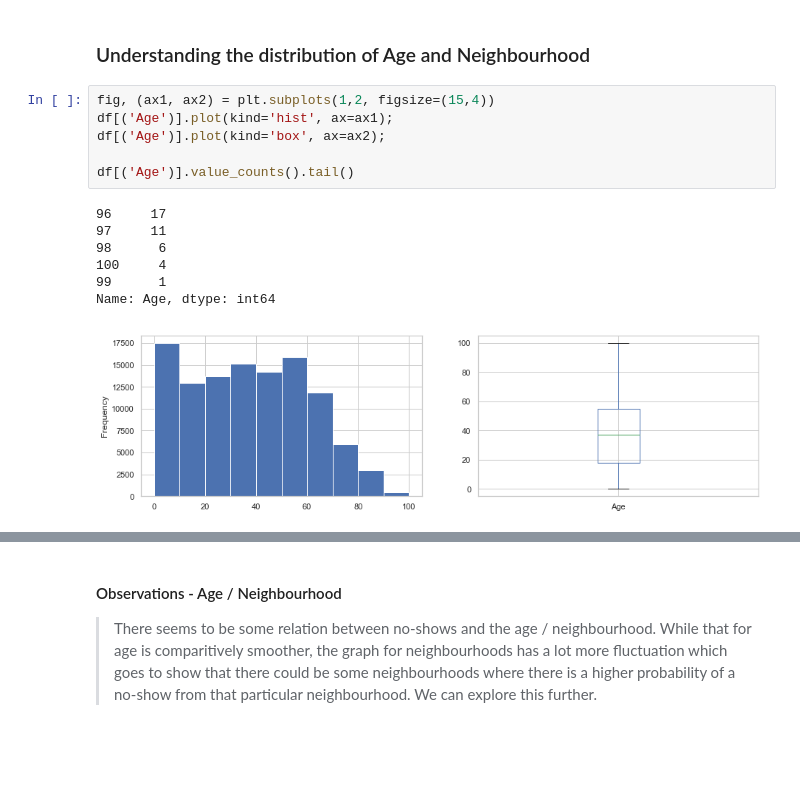
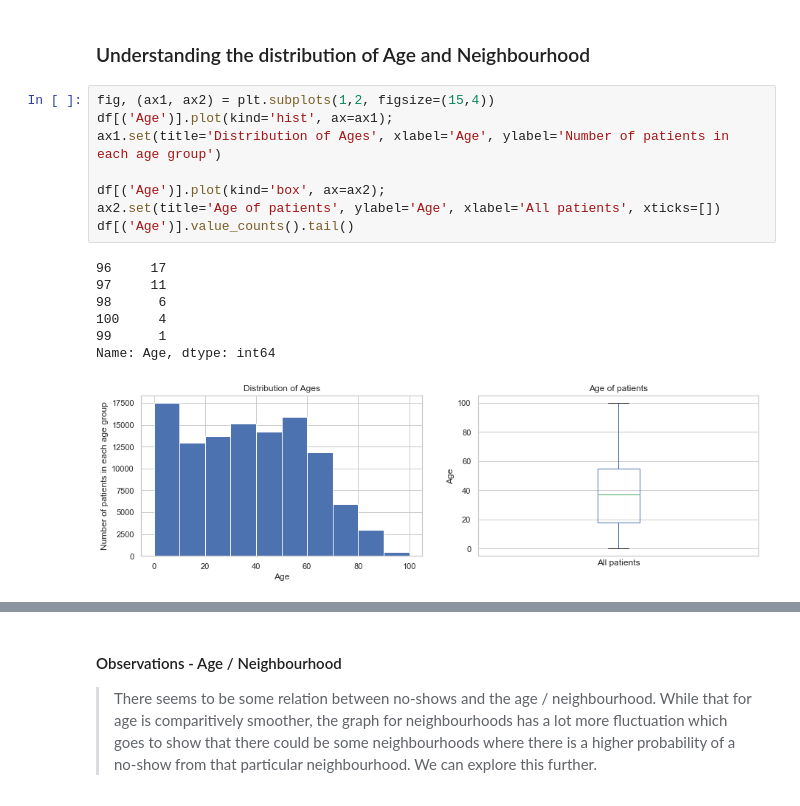
Before and after one commit to ksprashu/proj_investigate_dataset_no_show_appts, a Jupyter notebook: investigate-a-dataset-appointment_no_shows.ipynb, the cells around one changed output, grey strips where cells are left out. Cells and saved outputs as stored; diff of their text form; blank space fills up the shorter version.

```diff
--- a/investigate-a-dataset-appointment_no_shows.ipynb
+++ b/investigate-a-dataset-appointment_no_shows.ipynb
@@ -311,17 +328,19 @@ Name: SmsReceived, dtype: int64
 # %%
 fig, (ax1, ax2) = plt.subplots(1,2, figsize=(15,4))
 df[('Age')].plot(kind='hist', ax=ax1);
+ax1.set(title='Distribution of Ages', xlabel='Age', ylabel='Number of patients in each age group')
+
 df[('Age')].plot(kind='box', ax=ax2);
-
+ax2.set(title='Age of patients', ylabel='Age', xlabel='All patients', xticks=[])
 df[('Age')].value_counts().tail()
 # %% [output]
 96     17
 97     11
 98      6
 100     4
 99      1
 Name: Age, dtype: int64
-[figure, old version]
+[figure, new version]
 # %%
 # now checking the relations wrt age and neighbourhood which are not boolean values
 fig, axes = plt.subplots(1,2, figsize=(15,4))
```
Also changed, not shown: parts of 12 cells of this notebook, 1 other file.
